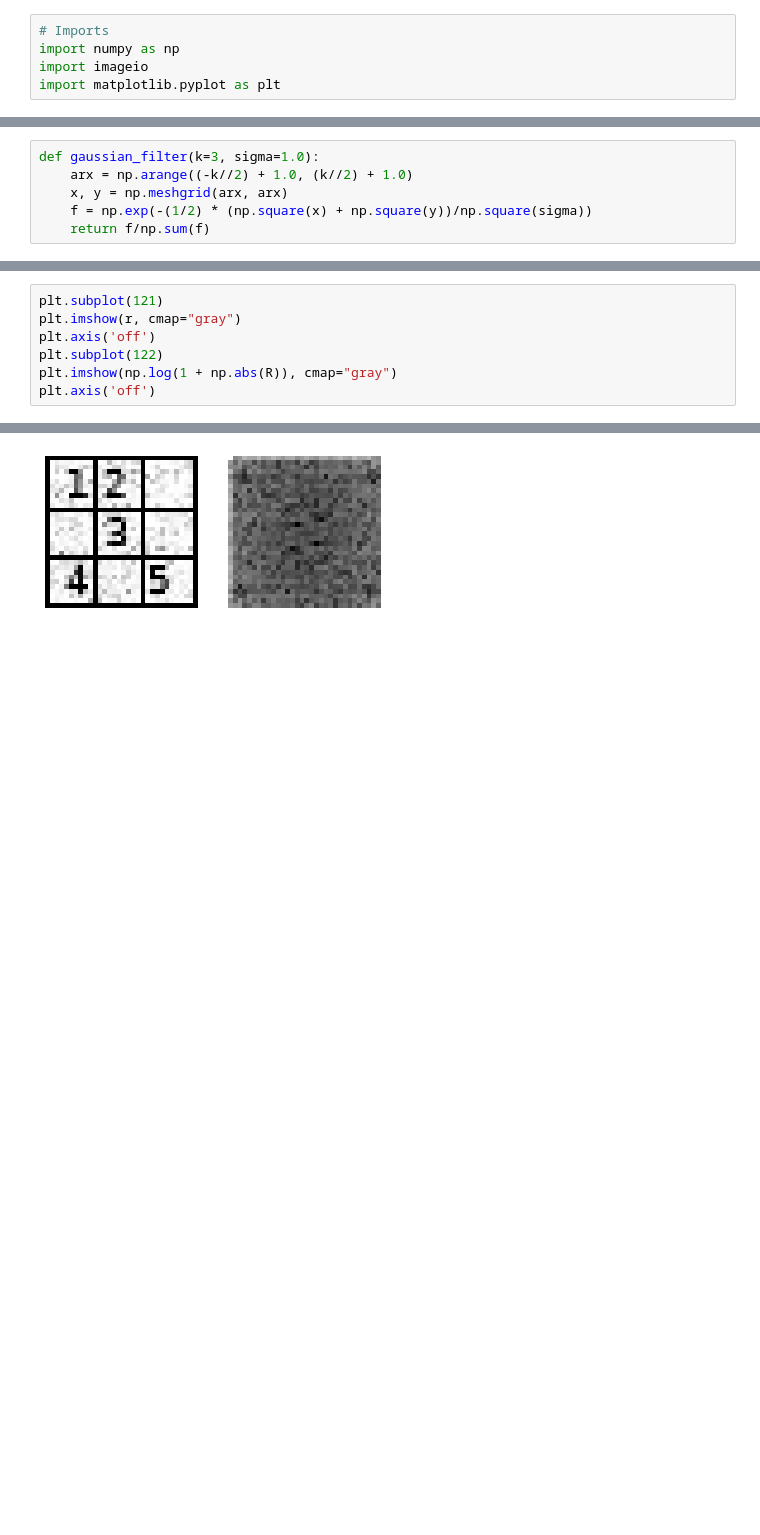
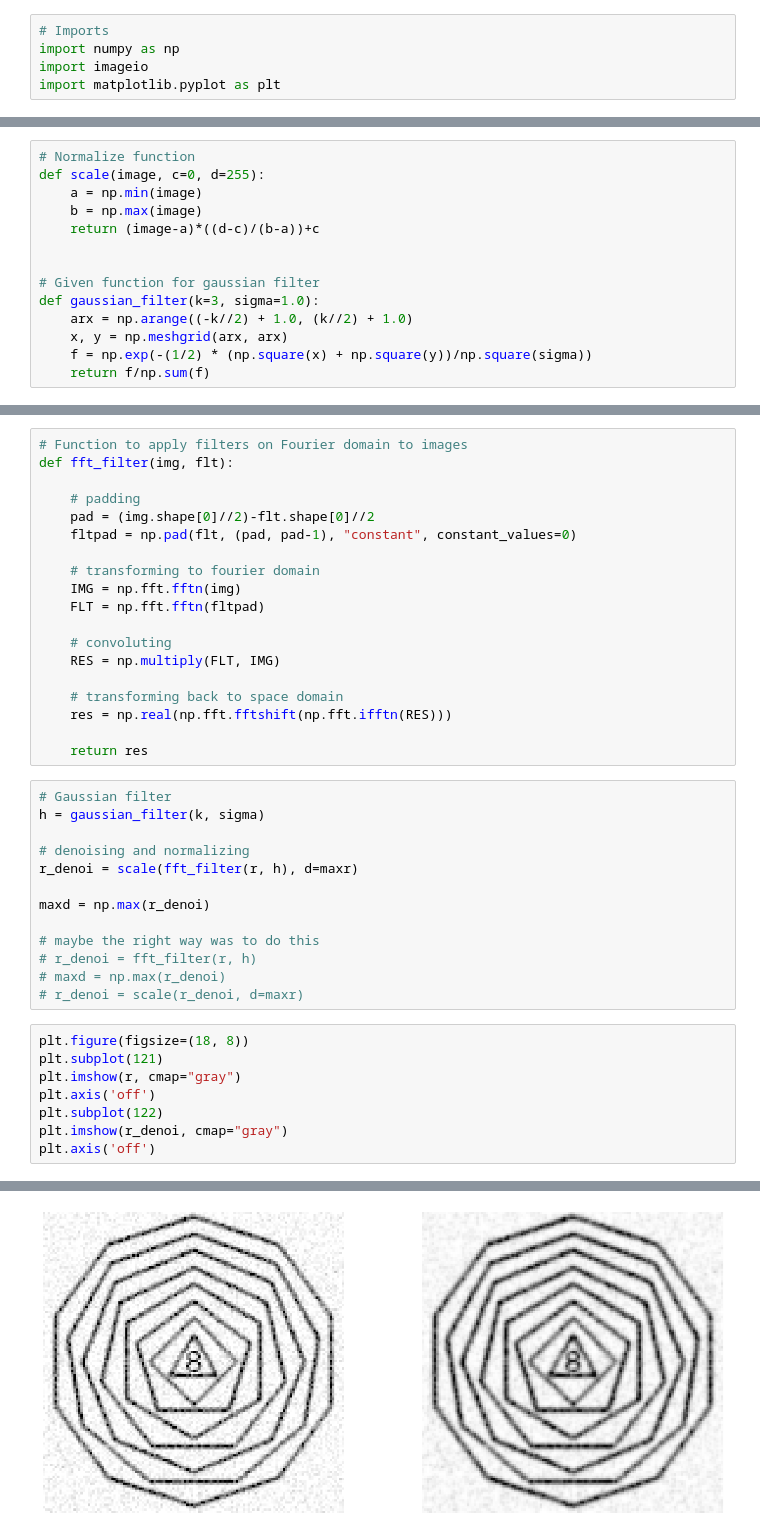
Before and after one commit to vitorgt/SCC0251, a Jupyter notebook: sa02/sa02.ipynb, the cells around one changed output, grey strips where cells are left out. Saved outputs shown, nothing was run; the diff lists cells and outputs as text; blank space fills up the shorter version.

```diff
--- a/sa02/sa02.ipynb
+++ b/sa02/sa02.ipynb
@@ -20,4 +24,12 @@ gamma = float(.001)
 # %%
+# Normalize function
+def scale(image, c=0, d=255):
+    a = np.min(image)
+    b = np.max(image)
+    return (image-a)*((d-c)/(b-a))+c
+
+
+# Given function for gaussian filter
 def gaussian_filter(k=3, sigma=1.0):
     arx = np.arange((-k//2) + 1.0, (k//2) + 1.0)
     x, y = np.meshgrid(arx, arx)
@@ -31,8 +38,41 @@ np.ifft2()
+# %%
+# Function to apply filters on Fourier domain to images
+def fft_filter(img, flt):
+
+    # padding
+    pad = (img.shape[0]//2)-flt.shape[0]//2
+    fltpad = np.pad(flt, (pad, pad-1), "constant", constant_values=0)
+
+    # transforming to fourier domain
+    IMG = np.fft.fftn(img)
+    FLT = np.fft.fftn(fltpad)
+
+    # convoluting
+    RES = np.multiply(FLT, IMG)
+
+    # transforming back to space domain
+    res = np.real(np.fft.fftshift(np.fft.ifftn(RES)))
+
+    return res
+# %%
+# Gaussian filter
+h = gaussian_filter(k, sigma)
+
+# denoising and normalizing
+r_denoi = scale(fft_filter(r, h), d=maxr)
+
+maxd = np.max(r_denoi)
+
+# maybe the right way was to do this
+# r_denoi = fft_filter(r, h)
+# maxd = np.max(r_denoi)
+# r_denoi = scale(r_denoi, d=maxr)
 # %%
+plt.figure(figsize=(18, 8))
 plt.subplot(121)
 plt.imshow(r, cmap="gray")
 plt.axis('off')
 plt.subplot(122)
-plt.imshow(np.log(1 + np.abs(R)), cmap="gray")
+plt.imshow(r_denoi, cmap="gray")
 plt.axis('off')
 # %% [output]
@@ -40 +80 @@ plt.axis('off')
-[figure, old version]
+[figure, new version]
```
Also changed, not shown: parts of 9 cells of this notebook, 4 other files.
